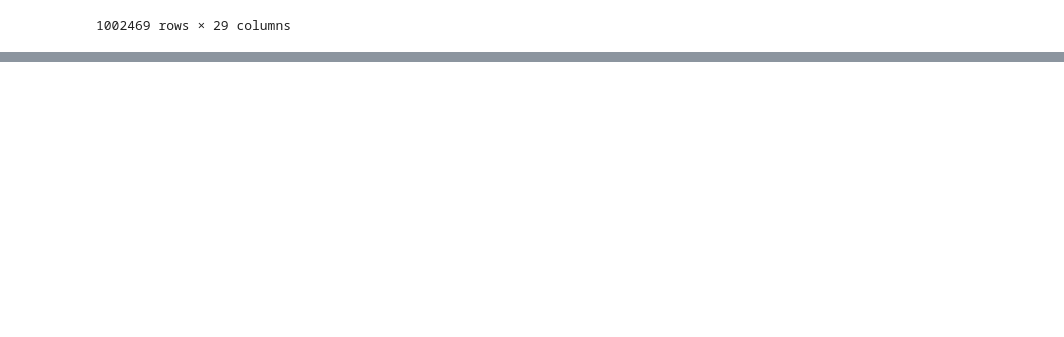
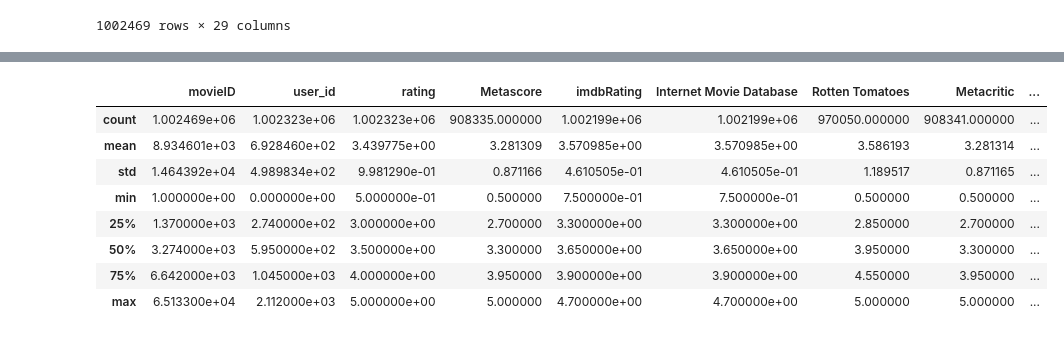
Before and after one commit to yuayixio/MovieRatingPredictor, a Jupyter notebook: notebooks/OMDB_Cleaning.ipynb, the cells around one changed output, grey strips where cells are left out. Cells and saved outputs as stored; diff of their text form; code cells hidden in the pictures; blank space fills up the shorter version.

Commit message:
Added Average rating csv

```diff
--- a/notebooks/OMDB_Cleaning.ipynb
+++ b/notebooks/OMDB_Cleaning.ipynb
@@ -186,0 +283,4 @@ movie_data
+# %%
+average_ratings = movie_data
+# %%
+average_ratings = average_ratings.drop(['spanishTitle','imdbPictureURL','Year','year','Rated','Released','Runtime','Genre','Title','Director','Writer','Actors','rtID','rtPictureURL','Plot','Language','Country','Awards','imdbVotes'],axis=1)
@@ -186,0 +299,32 @@ movie_data
+# %%
+average_ratings = average_ratings.sort_values(by=['imdbID'])
+# %%
+avg = average_ratings.groupby('imdbID') ['rating'].mean()
+average_ratings = average_ratings.join(avg, on='imdbID', rsuffix='Avg')
+
+imdb_avg = average_ratings.groupby('imdbID')['imdbRating'].mean()
+average_ratings = average_ratings.join(imdb_avg, on='imdbID', rsuffix=' Avg')
+
+rt_avg = average_ratings.groupby('imdbID')['Rotten Tomatoes'].mean()
+average_ratings = average_ratings.join(rt_avg, on='imdbID', rsuffix='Avg')
+
+iMB_avg = average_ratings.groupby('imdbID')['Internet Movie Database'].mean()
+average_ratings = average_ratings.join(iMB_avg, on='imdbID', rsuffix=' Avg')
+
+metascore_avg = average_ratings.groupby('imdbID')['Metascore'].mean()
+average_ratings = average_ratings.join(metascore_avg, on='imdbID', rsuffix=' Avg')
+
+metacritic_avg = average_ratings.groupby('imdbID')['Metacritic'].mean()
+average_ratings = average_ratings.join(metacritic_avg, on='imdbID', rsuffix=' Avg')
+# %%
+average_ratings.describe()
+# %% [output]
+|  | movieID | user_id | rating | Metascore | imdbRating | Internet Movie Database | Rotten Tomatoes | Metacritic | ... |
+| count | 1.002469e+06 | 1.002323e+06 | 1.002323e+06 | 908335.000000 | 1.002199e+06 | 1.002199e+06 | 970050.000000 | 908341.000000 | ... |
+| mean | 8.934601e+03 | 6.928460e+02 | 3.439775e+00 | 3.281309 | 3.570985e+00 | 3.570985e+00 | 3.586193 | 3.281314 | ... |
+| std | 1.464392e+04 | 4.989834e+02 | 9.981290e-01 | 0.871166 | 4.610505e-01 | 4.610505e-01 | 1.189517 | 0.871165 | ... |
+| min | 1.000000e+00 | 0.000000e+00 | 5.000000e-01 | 0.500000 | 7.500000e-01 | 7.500000e-01 | 0.500000 | 0.500000 | ... |
+| 25% | 1.370000e+03 | 2.740000e+02 | 3.000000e+00 | 2.700000 | 3.300000e+00 | 3.300000e+00 | 2.850000 | 2.700000 | ... |
+| 50% | 3.274000e+03 | 5.950000e+02 | 3.500000e+00 | 3.300000 | 3.650000e+00 | 3.650000e+00 | 3.950000 | 3.300000 | ... |
+| 75% | 6.642000e+03 | 1.045000e+03 | 4.000000e+00 | 3.950000 | 3.900000e+00 | 3.900000e+00 | 4.550000 | 3.950000 | ... |
+| max | 6.513300e+04 | 2.112000e+03 | 5.000000e+00 | 5.000000 | 4.700000e+00 | 4.700000e+00 | 5.000000 | 5.000000 | ... |
```
Also changed, not shown: parts of 29 cells of this notebook, 4 other files.
